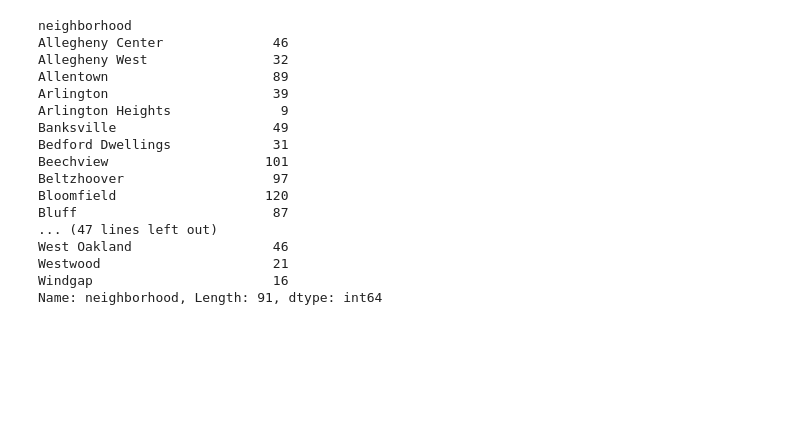
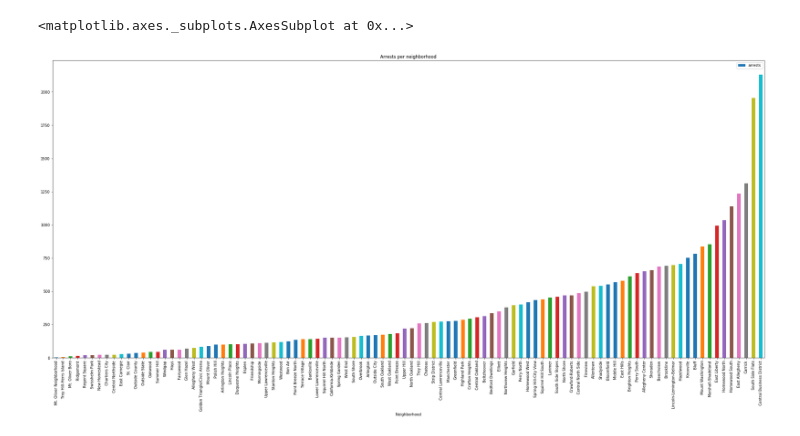
Before and after one commit to arib510/Big-Ideas-Final-Project, a Jupyter notebook: selver_notebook.ipynb, the cells around one changed output. Drawn from its saved outputs; the diff is of its cells as text; code cells hidden in the pictures; blank space fills up the shorter version.

Commit message:
added graphs to the project
added a lot of bar graphs with proper labels and such

```diff
--- a/selver_notebook.ipynb
+++ b/selver_notebook.ipynb
@@ -1,30 +1,16 @@
-# %%
-import pandas as pd
-
-fires = pd.read_csv("fire.csv").sort_values("neighborhood").groupby("neighborhood")
-trees = pd.read_csv("trees.csv").sort_values("neighborhood").groupby("neighborhood")
-steps = pd.read_csv("trees.csv").sort_values("neighborhood").groupby("neighborhood")
-water = pd.read_csv("water.csv").sort_values("neighborhood").groupby("neighborhood")
-
-fires_count = fires["neighborhood"].count()
-trees_count = trees["neighborhood"].count()
-steps_count = steps["neighborhood"].count()
-water_count = water["neighborhood"].count()
-# %% [output]
-neighborhood
-Allegheny Center              46
-Allegheny West                32
-Allentown                     89
-Arlington                     39
-Arlington Heights              9
-Banksville                    49
-Bedford Dwellings             31
-Beechview                    101
-Beltzhoover                   97
-Bloomfield                   120
-Bluff                         87
-... (47 lines left out)
-West Oakland                  46
-Westwood                      21
-Windgap                       16
-Name: neighborhood, Length: 91, dtype: int64
+# %%
+import pandas as pd
+import numpy as np
+
+arrests = pd.read_csv("arrests.csv")
+arrests
+arrest_count = arrests.groupby("INCIDENTNEIGHBORHOOD").count()["PK"]
+arrest_count = arrest_count.sort_values(ascending = True)
+arrest_count_df = arrest_count.to_frame()
+arrest_count_df = arrest_count_df.reset_index(level = 'INCIDENTNEIGHBORHOOD')
+arrest_count_df.columns=["Neighborhood", "arrests"]
+
+arrest_count_df.plot(kind = 'bar', figsize = (35, 15), title = 'Arrests per neighborhood', x="Neighborhood", y="arrests")
+# %% [output]
+<matplotlib.axes._subplots.AxesSubplot at 0x...>
+[figure, added]
```
Also changed, not shown: parts of 7 cells of this notebook.
